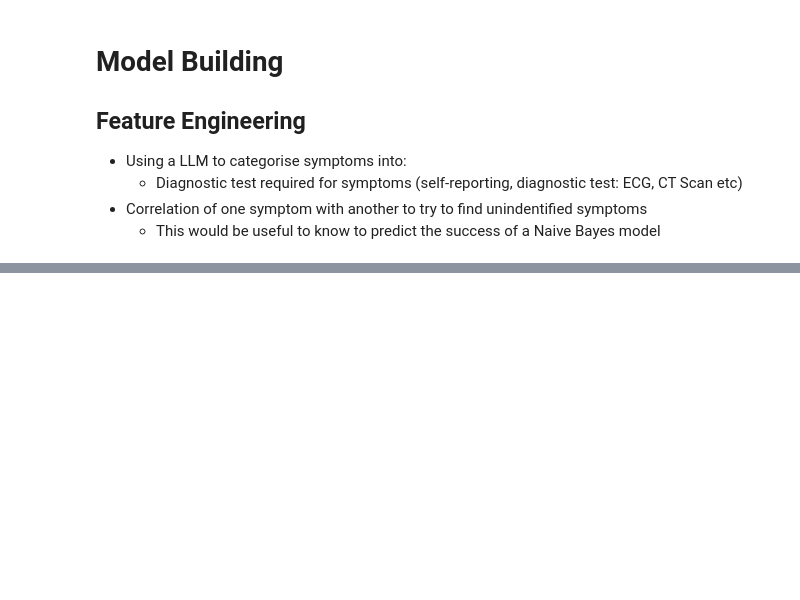
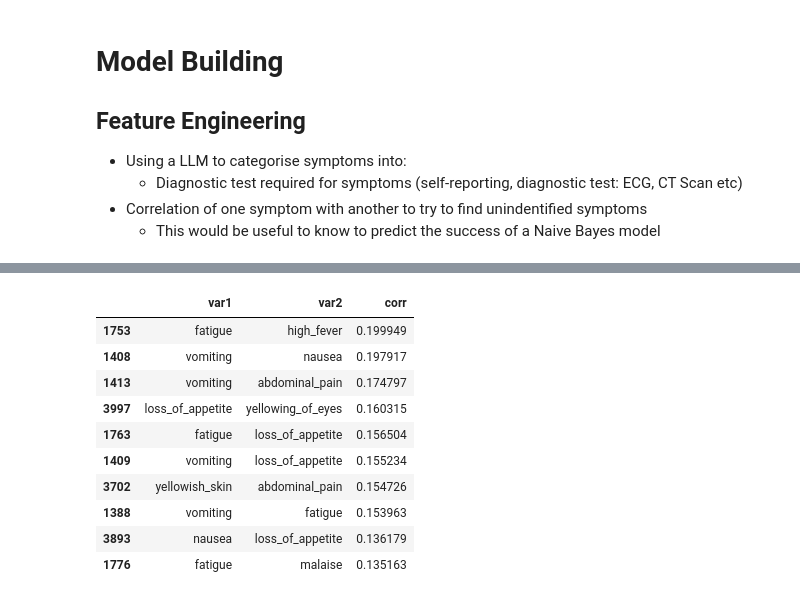
Before and after one commit to LGXprod/Disease-Prediction, a Jupyter notebook: eda.ipynb, the cells around one changed output, grey strips where cells are left out. Cells and saved outputs as stored; diff of their text form; code cells hidden in the pictures; blank space fills up the shorter version.

```diff
--- a/eda.ipynb
+++ b/eda.ipynb
@@ -364,0 +382,42 @@ fig.show()
+# %%
+def get_pos_var_corr_df():
+    pos_var_corr_df = None
+
+    if not os.path.exists("pos_var_corr_df.csv"):
+        var_to_var_corr = TwoKeyDict()
+        cols = train_df.columns[:-1]
+
+        for _, row in tqdm(train_df.iterrows(), total=len(train_df)):
+            for j, col in enumerate(cols):
+                for k in range(j + 1, len(cols)):
+                    if var_to_var_corr.get_value(col, cols[k]) is None:
+                        val = 0 if row[col] == 0 else int(row[col] == row[cols[k]])
+
+                        var_to_var_corr.add_key(col, cols[k], val)
+                    else:
+                        if row[col] == 0:
+                            continue
+
+                        var_to_var_corr.add_key(
+                            col,
+                            cols[k],
+                            var_to_var_corr.get_value(col, cols[k])
+                            + int(row[col] == row[cols[k]]),
+                        )
+
+        var_to_var_corr_val = copy.deepcopy(var_to_var_corr.dictionary)
+
+        for key in var_to_var_corr_val:
+            var_to_var_corr_val[key] = var_to_var_corr_val[key] / len(train_df)
+
+        pos_var_corr_df = pd.DataFrame(
+            [[x[0][0], x[0][1], x[1]] for x in var_to_var_corr_val.items()],
+            columns=["var1", "var2", "corr"],
+        )
+        pos_var_corr_df.to_csv("pos_var_corr_df.csv", index=False)
+    else:
+        pos_var_corr_df = pd.read_csv("pos_var_corr_df.csv")
+
+    return pos_var_corr_df
+# %%
+pos_var_corr_df = get_pos_var_corr_df()
@@ -364,0 +431,14 @@ fig.show()
+# %%
+pos_var_corr_df.sort_values("corr", ascending=False).head(10)
+# %% [output]
+|  | var1 | var2 | corr |
+| 1753 | fatigue | high_fever | 0.199949 |
+| 1408 | vomiting | nausea | 0.197917 |
+| 1413 | vomiting | abdominal_pain | 0.174797 |
+| 3997 | loss_of_appetite | yellowing_of_eyes | 0.160315 |
+| 1763 | fatigue | loss_of_appetite | 0.156504 |
+| 1409 | vomiting | loss_of_appetite | 0.155234 |
+| 3702 | yellowish_skin | abdominal_pain | 0.154726 |
+| 1388 | vomiting | fatigue | 0.153963 |
+| 3893 | nausea | loss_of_appetite | 0.136179 |
+| 1776 | fatigue | malaise | 0.135163 |
```
Also changed, not shown: parts of 5 cells of this notebook.
